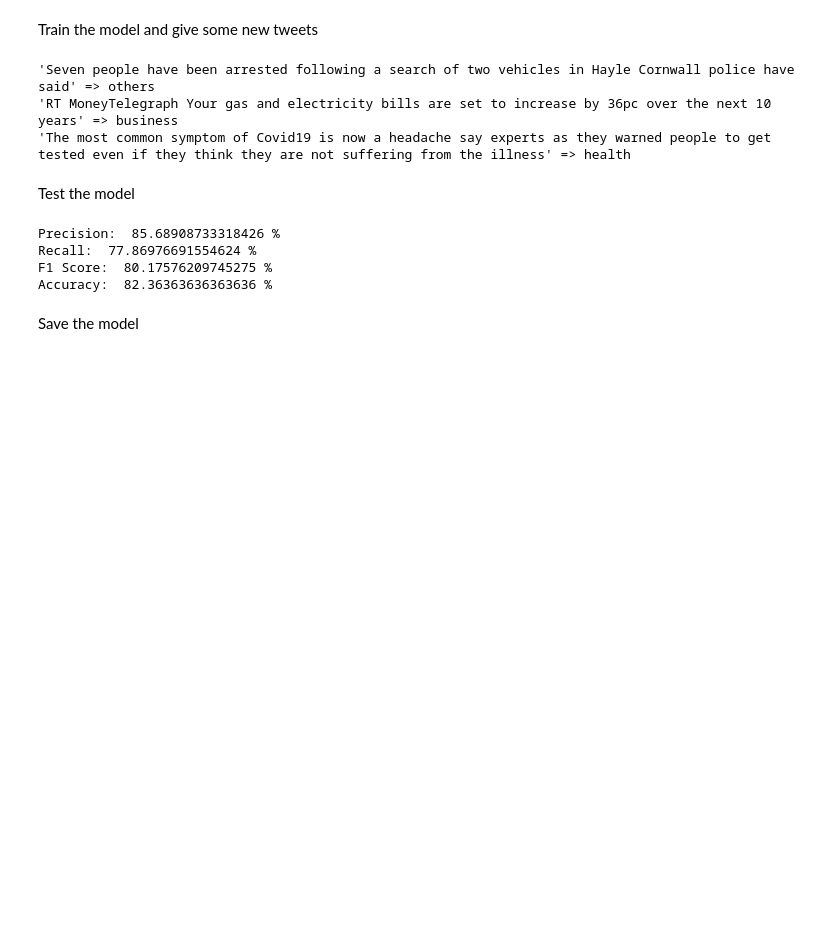
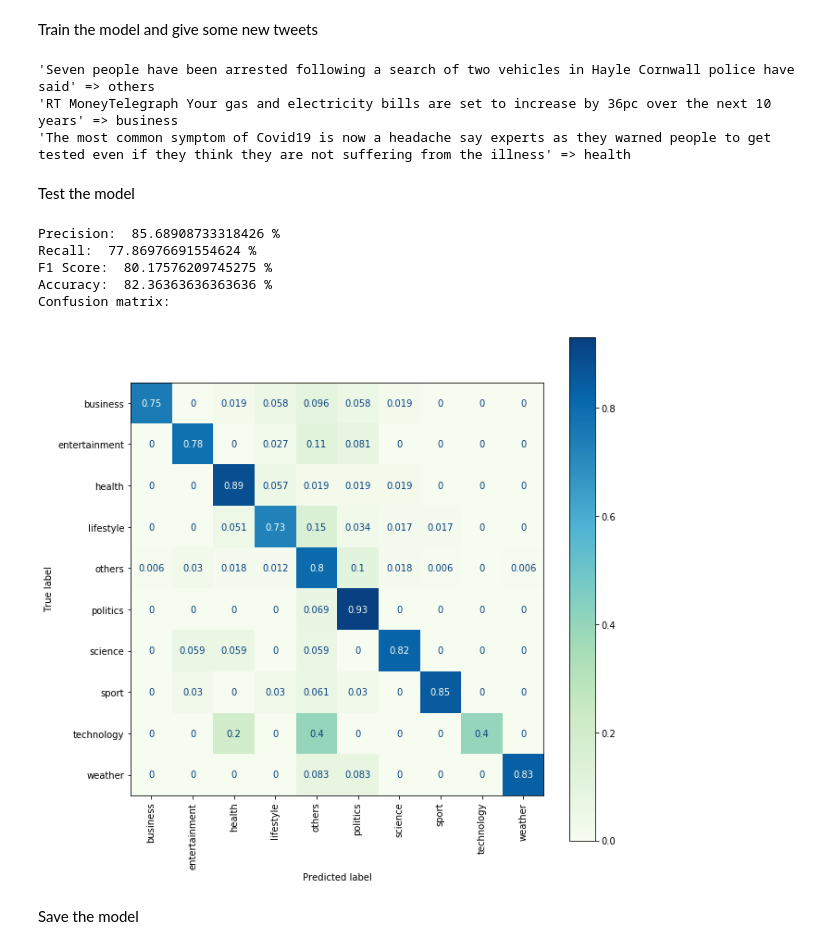
Before and after one commit to bernardadhitya/news-tweet-classification, a Jupyter notebook: News_Tweets_Classifier.ipynb, the cells around one changed output. Drawn from its saved outputs; the diff is of its cells as text; code cells hidden in the pictures; blank space fills up the shorter version.

Commit message:
[Brandon] plot confusion matrix of model

```diff
--- a/News_Tweets_Classifier.ipynb
+++ b/News_Tweets_Classifier.ipynb
@@ -132,16 +124,23 @@ test_data_temp = preprocessor.prepare_test_dataset(test_data)
 # %%
-predicted_temp = tweet_clf.predict(test_data_temp['text'])
+fig, ax = plt.subplots(figsize=(10,10))
+
+plotted_confusion_matrix = plot_confusion_matrix(tweet_clf, test_data_temp['text'], test_data_temp['category'], normalize='true', xticks_rotation='vertical', cmap='GnBu', ax=ax)
 precision, recall, f1_score, _ = precision_recall_fscore_support(test_data_temp['category'], predicted_temp, average='macro')
 accuracy = accuracy_score(test_data_temp['category'], predicted_temp)
+
 print("Precision: ", precision * 100 ,"%")
 print("Recall: ", recall * 100 ,"%")
 print("F1 Score: ", f1_score * 100 ,"%")
 print("Accuracy: ", accuracy * 100 ,"%")
+print("Confusion matrix:")
+plt.show()
 # %% [output]
 Precision:  85.68908733318426 %
 Recall:  77.86976691554624 %
 F1 Score:  80.17576209745275 %
 Accuracy:  82.36363636363636 %
+Confusion matrix:
+[figure, added]
 # %% [markdown]
 Save the model
 # %%
```
Also changed, not shown: parts of 3 cells of this notebook, 1 other file.
